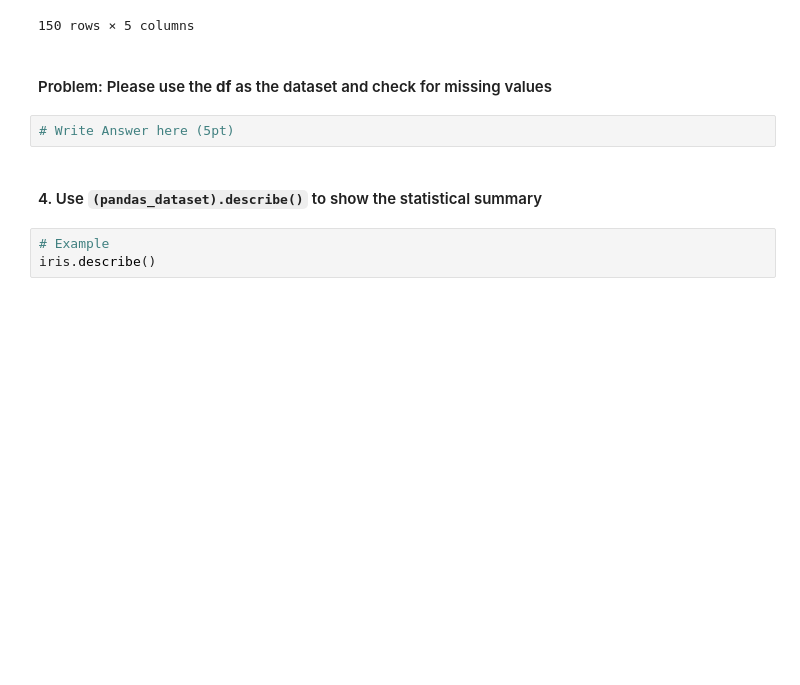
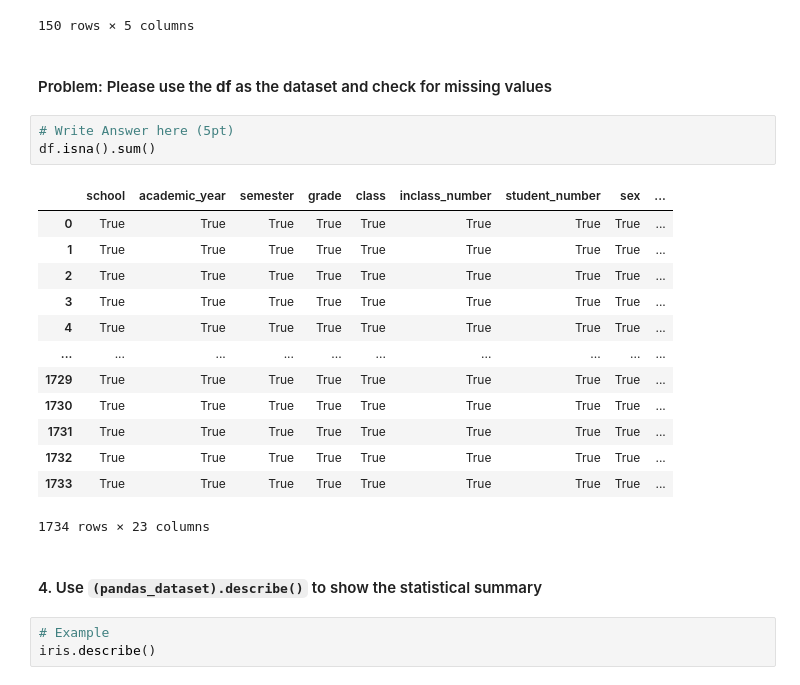
Before and after one commit to cake11298/cs_introduce_hw2, a Jupyter notebook: hw2-1_B11215068.ipynb, the cells around one changed output. Drawn from its saved outputs; the diff is of its cells as text; blank space fills up the shorter version.

```diff
--- a/hw2-1_B11215068.ipynb
+++ b/hw2-1_B11215068.ipynb
@@ -74,6 +93,21 @@ iris.notnull()
 #### Problem: Please use the **df** as the dataset and check for missing values
 # %%
 # Write Answer here (5pt)
+df.isna().sum()
+# %% [output]
+|  | school | academic_year | semester | grade | class | inclass_number | student_number | sex | ... |
+| 0 | True | True | True | True | True | True | True | True | ... |
+| 1 | True | True | True | True | True | True | True | True | ... |
+| 2 | True | True | True | True | True | True | True | True | ... |
+| 3 | True | True | True | True | True | True | True | True | ... |
+| 4 | True | True | True | True | True | True | True | True | ... |
+| ... | ... | ... | ... | ... | ... | ... | ... | ... | ... |
+| 1729 | True | True | True | True | True | True | True | True | ... |
+| 1730 | True | True | True | True | True | True | True | True | ... |
+| 1731 | True | True | True | True | True | True | True | True | ... |
+| 1732 | True | True | True | True | True | True | True | True | ... |
+| 1733 | True | True | True | True | True | True | True | True | ... |
+1734 rows × 23 columns
 # %% [markdown]
 #### 4. Use `(pandas_dataset).describe()` to show the statistical summary
 # %%
```
Also changed, not shown: parts of 8 cells of this notebook, 1 other file.
